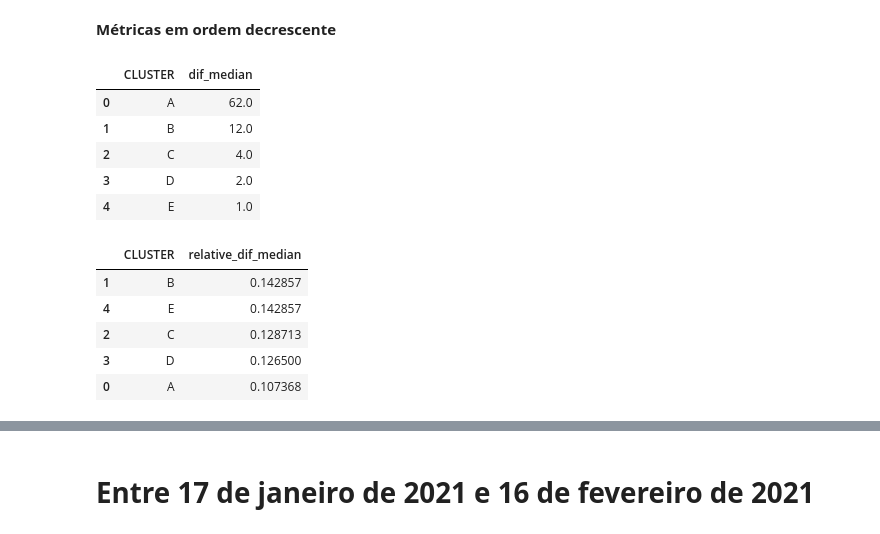
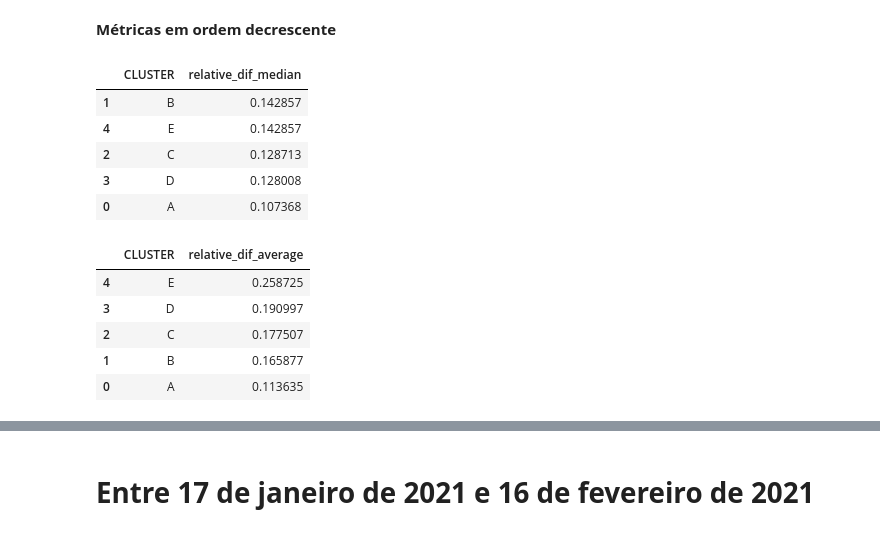
Before and after one commit to mirianbatista/covid-fatores, a Jupyter notebook: verao_covid_obitos.ipynb, the cells around one changed output, grey strips where cells are left out. Drawn from its saved outputs; the diff is of its cells as text; code cells hidden in the pictures.

```diff
--- a/verao_covid_obitos.ipynb
+++ b/verao_covid_obitos.ipynb
@@ -186,11 +225,11 @@ http://dados.turismo.gov.br/categorizacao
 # %% [markdown]
 # **Entre 17 de dezembro de 2020 e 16 de janeiro de 2021**
 # %%
-covid_tur_aumento = covid_tur.groupby(['city_ibge_code', 'estimated_population']).apply(calcula_aumento_relativo, x_col='last_available_deaths', date_col='date', from_date='2020-12-17', to_date='2021-01-16').to_frame()
-covid_tur_aumento.rename(columns={0: "explodir"}, inplace=True)
-covid_tur_aumento = covid_tur_aumento['explodir'].apply(pd.Series)
-covid_tur_aumento.reset_index(inplace=True)
-covid_tur_aumento.sort_values(by='relative_dif', ascending=False)
+covid_tur_aumento_natal = covid_tur.groupby(['city_ibge_code', 'estimated_population']).apply(calcula_aumento_relativo, x_col='last_available_deaths', date_col='date', from_date='2020-12-17', to_date='2021-01-16').to_frame()
+covid_tur_aumento_natal.rename(columns={0: "explodir"}, inplace=True)
+covid_tur_aumento_natal = covid_tur_aumento_natal['explodir'].apply(pd.Series)
+covid_tur_aumento_natal.reset_index(inplace=True)
+covid_tur_aumento_natal.sort_values(by='relative_dif', ascending=False)
 # %% [output]
 |  | city_ibge_code | estimated_population | last_available_deaths_from | last_available_deaths_to | dif | ... |
 | 395 | 2923605 | 21695.0 | 1.0 | 6.0 | 5.0 | ... |
@@ -206,7 +245,7 @@ covid_tur_aumento.sort_values(by='relative_dif', ascending=False)
 | 197 | 2403103 | 44905.0 | 22.0 | 21.0 | -1.0 | ... |
 1155 rows × 6 columns
 # %%
-covid_tur_aumento_categorias = pd.merge(covid_tur_aumento, cidades_turisticas, left_on="city_ibge_code", right_on="COD_IBGE", how="left")
-covid_tur_aumento_categorias
+covid_tur_aumento_categorias_natal = pd.merge(covid_tur_aumento_natal, cidades_turisticas, left_on="city_ibge_code", right_on="COD_IBGE", how="left")
+covid_tur_aumento_categorias_natal.sort_values("relative_dif", ascending=False)
 # %% [output]
 |  | city_ibge_code | estimated_population | last_available_deaths_from | last_available_deaths_to | dif | ... |
@@ -235,7 +274,7 @@ ax = sns.boxplot(x="CLUSTER", y="dif", data=covid_tur_aumento_categorias, showfl
 # %% [output]
 [figure]
 # %%
-categorias = pd.concat([covid_tur_aumento_categorias.groupby('CLUSTER').agg(
+categorias_natal = pd.concat([covid_tur_aumento_categorias_natal.groupby('CLUSTER').agg(
     n_cities=('city_ibge_code','count'),
     population_mean=('estimated_population','mean'),
     population_median=('estimated_population','median'),
@@ -247,10 +286,10 @@ categorias = pd.concat([covid_tur_aumento_categorias.groupby('CLUSTER').agg(
     dif_median=('dif','median'),
     relative_dif_mean=('relative_dif','mean'),
     relative_dif_median=('relative_dif','median')
-),(covid_tur_aumento_categorias.groupby('CLUSTER').apply(lambda x: pd.np.average(x.relative_dif, weights=x.estimated_population)).rename('relative_dif_average'))], axis=1)
+),(covid_tur_aumento_categorias_natal.groupby('CLUSTER').apply(lambda x: pd.np.average(x.relative_dif, weights=x.estimated_population)).rename('relative_dif_average'))], axis=1)
 # %%
-categorias.reset_index(inplace=True)
-categorias
+categorias_natal.reset_index(inplace=True)
+categorias_natal
 # %% [output]
 |  | CLUSTER | n_cities | population_mean | population_median | last_available_deaths_from_mean | last_available_deaths_from_median | ... |
 | 0 | A | 59 | 984885.593220 | 419652.0 | 1287.881356 | 455.0 | ... |
@@ -265,22 +304,22 @@ ax = sns.boxplot(x="CLUSTER", y="relative_dif_average", data=categorias, showfli
 # %% [markdown]
 **Métricas em ordem decrescente**
 # %%
-mediana_aumento_mortalidade_abs = categorias.sort_values(ascending=False, by="dif_median")
-mediana_aumento_mortalidade_abs[["CLUSTER","dif_median"]]
+mediana_aumento_mortalidade_rel_natal = categorias_natal.sort_values(ascending=False, by="relative_dif_median")
+mediana_aumento_mortalidade_rel_natal[["CLUSTER","relative_dif_median"]]
 # %% [output]
-|  | CLUSTER | dif_median |
-| 0 | A | 62.0 |
-| 1 | B | 12.0 |
-| 2 | C | 4.0 |
-| 3 | D | 2.0 |
-| 4 | E | 1.0 |
+|  | CLUSTER | relative_dif_median |
+| 1 | B | 0.142857 |
+| 4 | E | 0.142857 |
+| 2 | C | 0.128713 |
+| 3 | D | 0.128008 |
+| 0 | A | 0.107368 |
 # %%
-mediana_aumento_mortalidade_rel = categorias.sort_values(ascending=False, by="relative_dif_median")
-mediana_aumento_mortalidade_rel[["CLUSTER","relative_dif_median"]]
+aumento_considerando_populacao_natal = categorias_natal.sort_values(ascending=False, by="relative_dif_average")
+aumento_considerando_populacao_natal[["CLUSTER","relative_dif_average"]]
 # %% [output]
-|  | CLUSTER | relative_dif_median |
-| 1 | B | 0.142857 |
-| 4 | E | 0.142857 |
-| 2 | C | 0.128713 |
-| 3 | D | 0.126500 |
-| 0 | A | 0.107368 |
+|  | CLUSTER | relative_dif_average |
+| 4 | E | 0.258725 |
+| 3 | D | 0.190997 |
+| 2 | C | 0.177507 |
+| 1 | B | 0.165877 |
+| 0 | A | 0.113635 |
```
Also changed, not shown: parts of 57 cells of this notebook.
